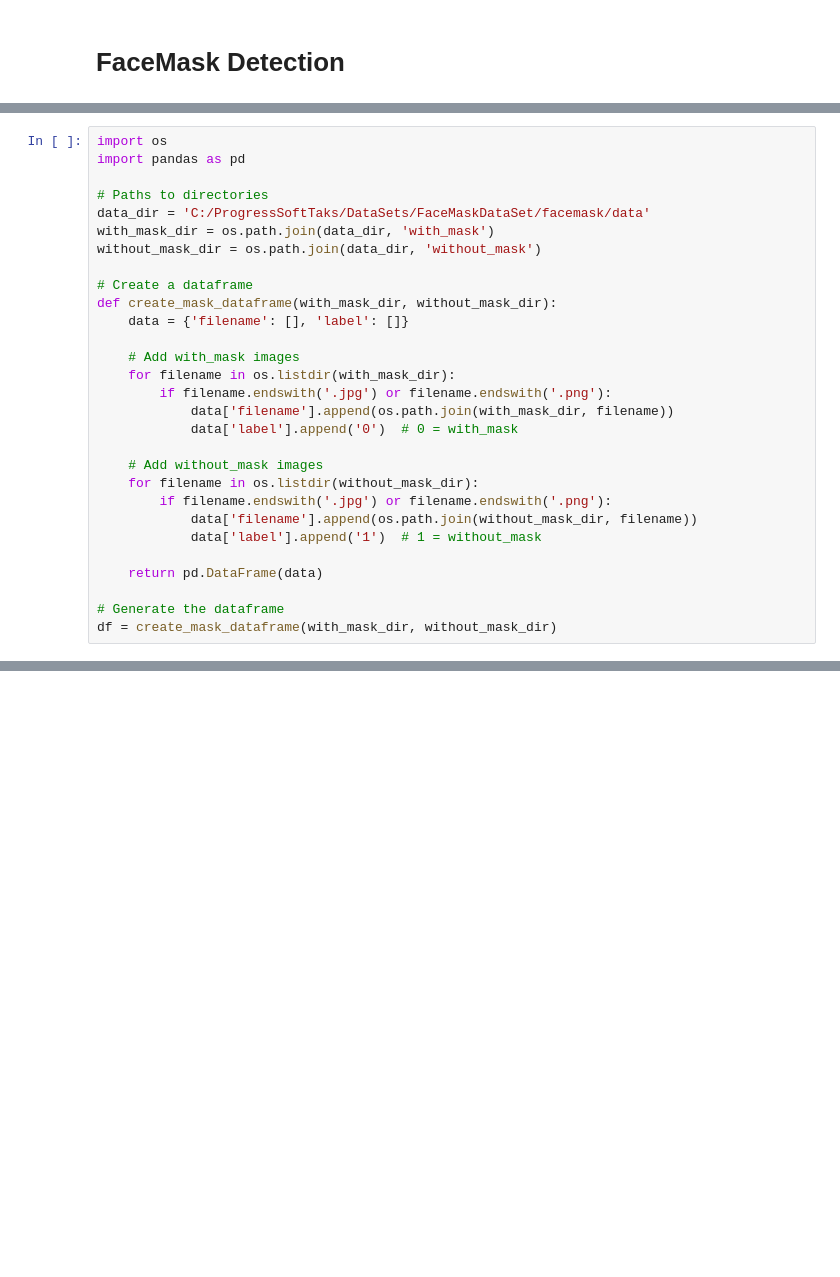
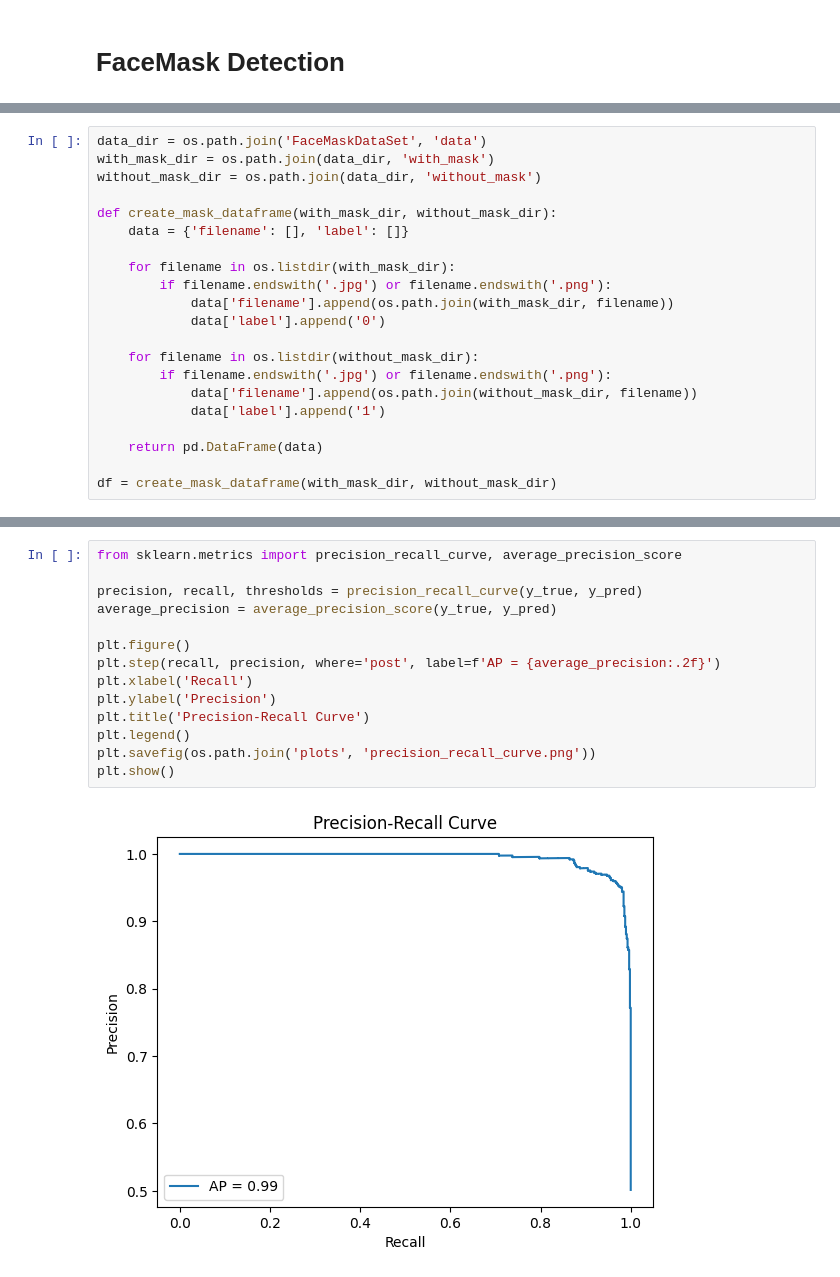
Before and after one commit to FarisAnsara/FaceMaskDetection, a Jupyter notebook: FaceMaskDetetion.ipynb, the cells around one changed output, grey strips where cells are left out. Drawn from its saved outputs; the diff is of its cells as text; blank space fills up the shorter version.

```diff
--- a/FaceMaskDetetion.ipynb
+++ b/FaceMaskDetetion.ipynb
@@ -13,31 +23,23 @@ The dataset used for this project can be found on [Kaggle](https://www.kaggle.co
 # %%
-import os
-import pandas as pd
-
-# Paths to directories
-data_dir = 'C:/ProgressSoftTaks/DataSets/FaceMaskDataSet/facemask/data'
+data_dir = os.path.join('FaceMaskDataSet', 'data')
 with_mask_dir = os.path.join(data_dir, 'with_mask')
 without_mask_dir = os.path.join(data_dir, 'without_mask')
 
-# Create a dataframe
 def create_mask_dataframe(with_mask_dir, without_mask_dir):
     data = {'filename': [], 'label': []}
 
-    # Add with_mask images
     for filename in os.listdir(with_mask_dir):
         if filename.endswith('.jpg') or filename.endswith('.png'):
             data['filename'].append(os.path.join(with_mask_dir, filename))
-            data['label'].append('0')  # 0 = with_mask
+            data['label'].append('0')
 
-    # Add without_mask images
     for filename in os.listdir(without_mask_dir):
         if filename.endswith('.jpg') or filename.endswith('.png'):
             data['filename'].append(os.path.join(without_mask_dir, filename))
-            data['label'].append('1')  # 1 = without_mask
+            data['label'].append('1')
 
     return pd.DataFrame(data)
 
-# Generate the dataframe
 df = create_mask_dataframe(with_mask_dir, without_mask_dir)
 # %%
 from sklearn.model_selection import train_test_split
@@ -262,0 +247,16 @@ print(prediction[0][0])
+# %%
+from sklearn.metrics import precision_recall_curve, average_precision_score
+
+precision, recall, thresholds = precision_recall_curve(y_true, y_pred)
+average_precision = average_precision_score(y_true, y_pred)
+
+plt.figure()
+plt.step(recall, precision, where='post', label=f'AP = {average_precision:.2f}')
+plt.xlabel('Recall')
+plt.ylabel('Precision')
+plt.title('Precision-Recall Curve')
+plt.legend()
+plt.savefig(os.path.join('plots', 'precision_recall_curve.png'))
+plt.show()
+# %% [output]
+[figure, added]
```
Also changed, not shown: parts of 19 cells of this notebook, 10 other files.
